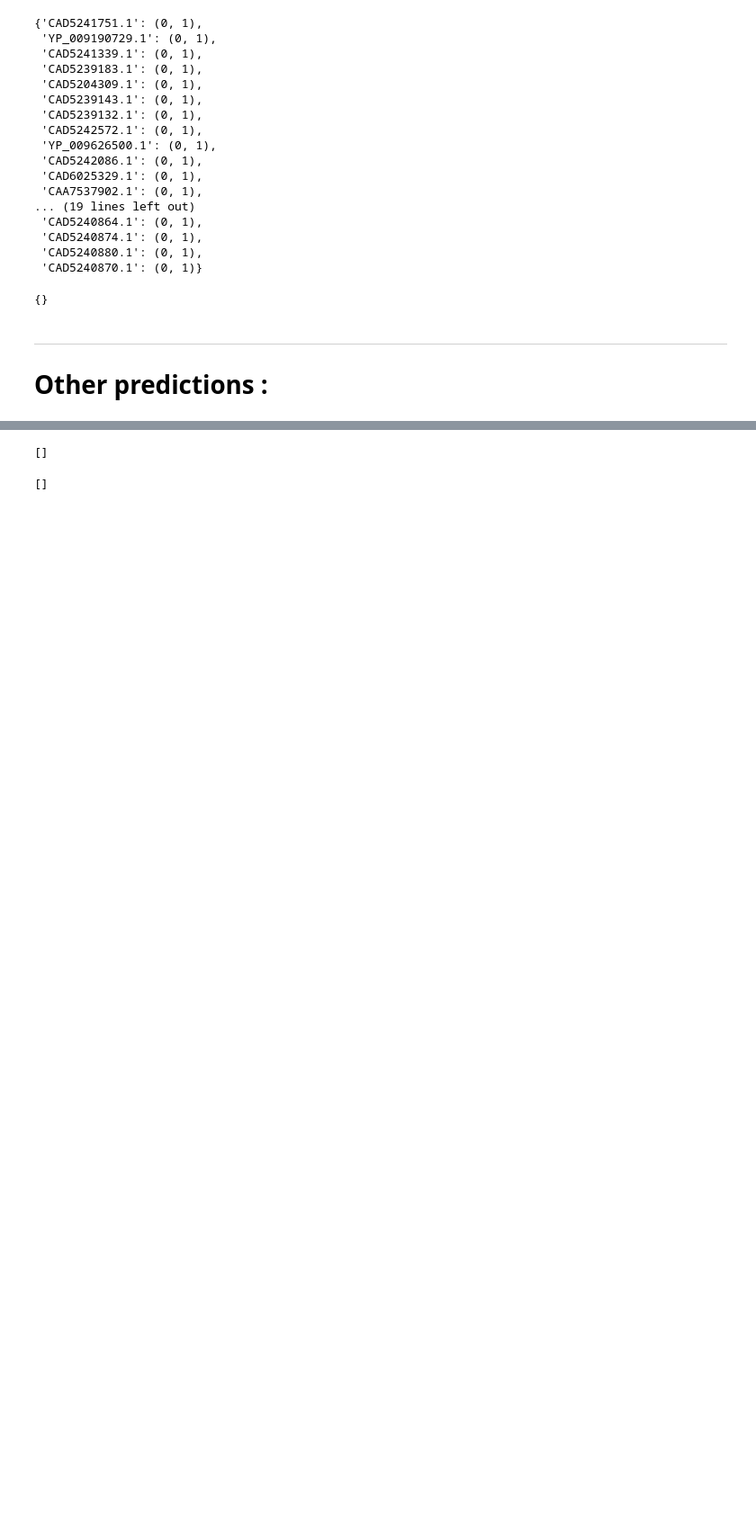
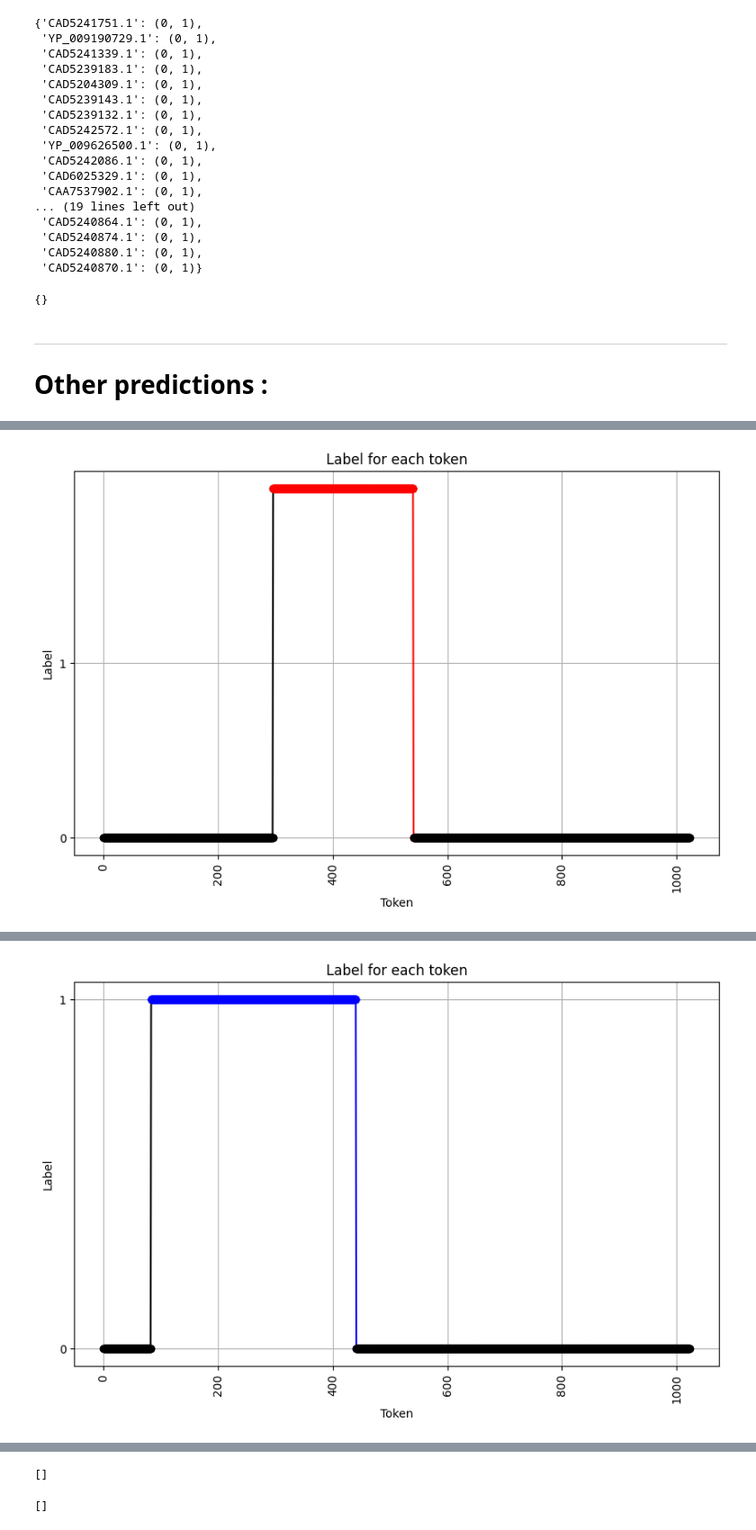
Before and after one commit to dimiboeckaerts/DepoScope, a Jupyter notebook: Training/3.DepoScope_full.ipynb, the cells around one changed output, grey strips where cells are left out. Shown at 90% size. Cells and saved outputs as stored; diff of their text form; code cells hidden in the pictures; blank space fills up the shorter version.

```diff
--- a/Training/3.DepoScope_full.ipynb
+++ b/Training/3.DepoScope_full.ipynb
@@ -412,0 +410,20 @@ MARQTAAIEVNTFVRGIITEASPLTFPENASIDEQNMVLNKDGSRERRLGMDYESGFTTFSANVSAAENPVFNSFVWKQP
+# %%
+path_out = "/home/concha-eloko/Downloads"
+from Bio import SeqIO
+from tqdm import tqdm
+
+fastas = SeqIO.parse(f"{path_out}/KY385423.fasta" , "fasta")
+tmp_results = []
+for record in fastas :
+    if len(record.seq) >= 180 :
+        prediction, sequence_outputs = predict_sequence(model_classifier, str(record.seq))
+        if prediction[0] == 1 :
+            a = (prediction , record.description)
+            tmp_results.append(a)
+            plot_token(sequence_outputs)
+            print(a)
+            print(str(record.seq))
+        else :
+            pass
+# %% [output]
+[figure, added]
@@ -412,0 +432 @@ MARQTAAIEVNTFVRGIITEASPLTFPENASIDEQNMVLNKDGSRERRLGMDYESGFTTFSANVSAAENPVFNSFVWKQP
+[figure, added]
```
Also changed, not shown: parts of 4 cells of this notebook, 2 other files.
